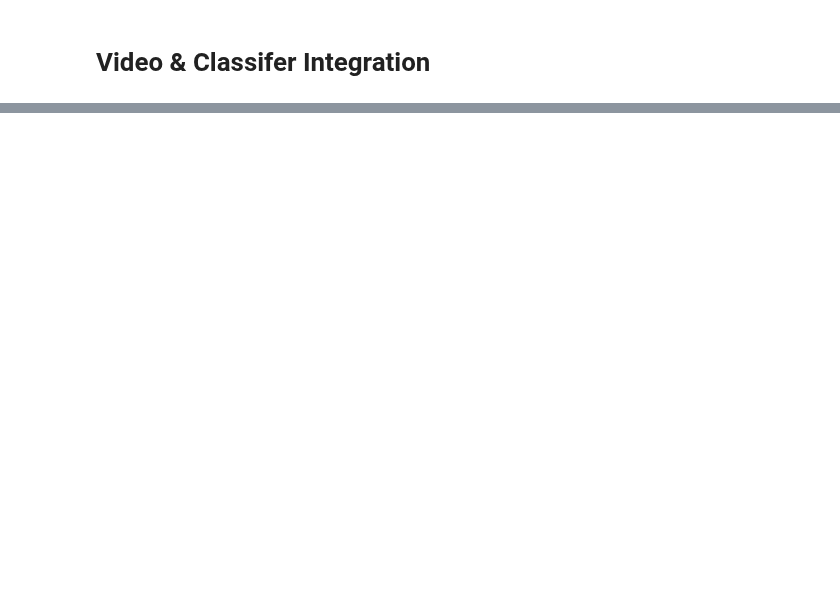
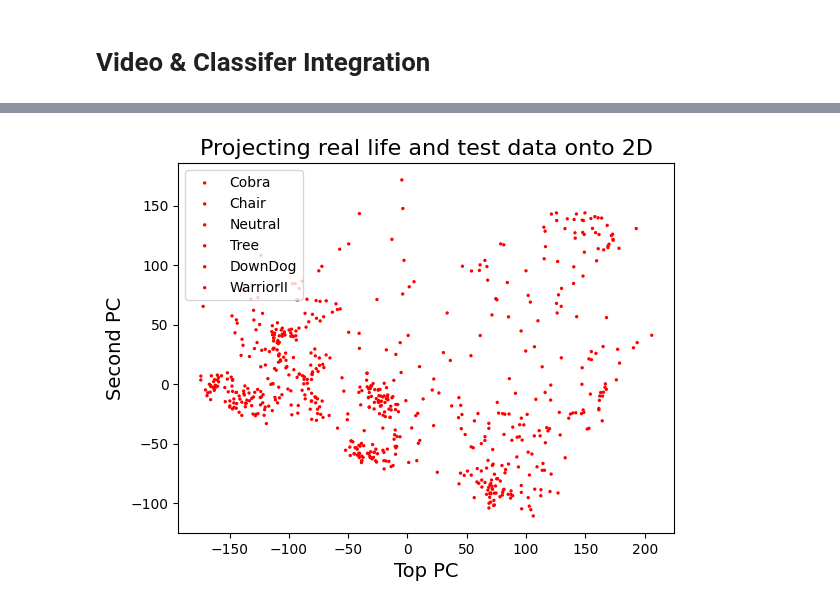
Before and after one commit to sogoodmo/ZenAI-3YP, a Jupyter notebook: JupyterNotebooks/FirstExample.ipynb, the cells around one changed output, grey strips where cells are left out. Drawn from its saved outputs; the diff is of its cells as text; code cells hidden in the pictures; blank space fills up the shorter version.

Commit message:
fixed model with netural. Gotta do feedback

```diff
--- a/JupyterNotebooks/FirstExample.ipynb
+++ b/JupyterNotebooks/FirstExample.ipynb
@@ -484,3 +505,7 @@ classify_pose([8.390697637127042, 13.364568331384618, 16.49759248897499, 153.500
 # %%
 def unnormalize_cords(x, y, fw, fh):
     return tuple(np.multiply([x, y], [fw, fh]).astype(int))
+# %%
+# This is just storing each frame in a real life demonstration as a projected point in 2D using pca
+# Which then decision boundaries will be plotted of the SVM model used to determin how someone moves around in a real life example
+PCA_2D_POINTS = []
@@ -486,0 +516,6 @@ def unnormalize_cords(x, y, fw, fh):
+# %%
+ideal_angles = pd.read_csv('../DemoImages/Ideal_Angles.csv', header=None)
+ideal_angles.columns = columns
+
+ideal_angles_map = {pose : ideal_angles[ideal_angles['class'] == pose].values[0][1:] for pose in classes}
+ideal_angles_map
@@ -648,0 +817,32 @@ FileNotFoundError: [Errno 2] No such file or directory: '../DemoImages'
+# %%
+import matplotlib.pyplot as plt
+
+def plot_2d_projection(points, color, real):
+    cords = [(extract_pca_2d(x[0]), x[1]) for x in points]
+
+    class_labels = [point[1] for point in cords]
+
+    unique_classes = set(class_labels)
+    colors = {class_label: index for index, class_label in enumerate(unique_classes)}
+    mat_colors = ['b', 'r', 'g', 'c', 'm', 'y']
+
+    for class_label in unique_classes:
+        x_v = [point[0][0][0] for idx, point in enumerate(cords) if class_labels[idx] == class_label]
+        y_v = [point[0][0][1] for idx, point in enumerate(cords) if class_labels[idx] == class_label]
+
+        c_ = [color for _ in range(len(x_v))]
+        ax.scatter(x_v, y_v, c=c_, label=class_label, s=3)
+
+fig, ax = plt.subplots()
+
+plot_2d_projection(PCA_2D_POINTS, 'b', real=True)
+combined_testing_data = [(X_test.iloc[i].to_list(), classes[y_test.iloc[i]]) for i in range(len(X_test))]
+plot_2d_projection(combined_testing_data, 'r', real=False)
+
+ax.legend()
+plt.xlabel("Top PC", size=14)
+plt.ylabel("Second PC", size=14)
+plt.title('Projecting real life and test data onto 2D', size=16)
+plt.show()
+# %% [output]
+[figure, added]
```
Also changed, not shown: parts of 14 cells of this notebook, 15 other files.
